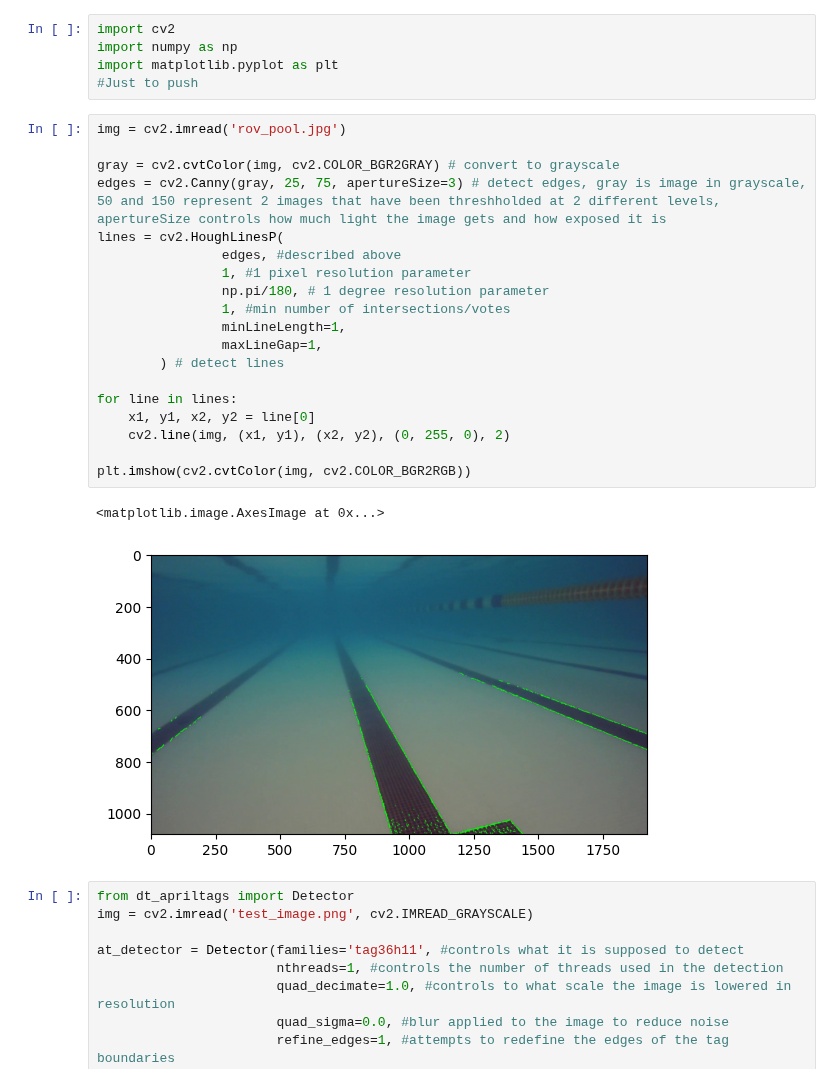
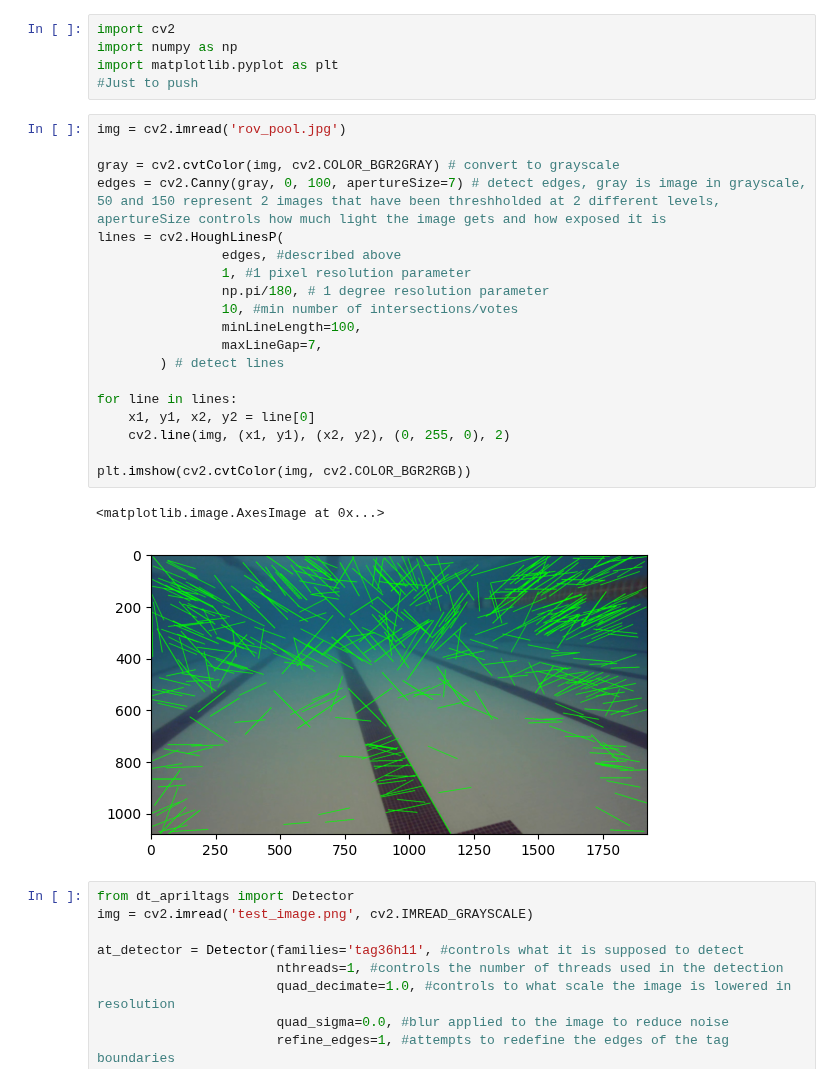
Before and after one commit to travtran05/cv-intro, a Jupyter notebook: test.ipynb, the cells around one changed output. Drawn from its saved outputs; the diff is of its cells as text.

Commit message:
2 lines done

```diff
--- a/test.ipynb
+++ b/test.ipynb
@@ -6,25 +6,25 @@ import matplotlib.pyplot as plt
 # %%
 img = cv2.imread('rov_pool.jpg')
 
 gray = cv2.cvtColor(img, cv2.COLOR_BGR2GRAY) # convert to grayscale
-edges = cv2.Canny(gray, 25, 75, apertureSize=3) # detect edges, gray is image in grayscale, 50 and 150 represent 2 images that have been threshholded at 2 different levels, apertureSize controls how much light the image gets and how exposed it is
+edges = cv2.Canny(gray, 0, 100, apertureSize=7) # detect edges, gray is image in grayscale, 50 and 150 represent 2 images that have been threshholded at 2 different levels, apertureSize controls how much light the image gets and how exposed it is
 lines = cv2.HoughLinesP(
                 edges, #described above
                 1, #1 pixel resolution parameter
                 np.pi/180, # 1 degree resolution parameter
-                1, #min number of intersections/votes
-                minLineLength=1,
-                maxLineGap=1,
+                10, #min number of intersections/votes
+                minLineLength=100,
+                maxLineGap=7,
         ) # detect lines
 
 for line in lines:
     x1, y1, x2, y2 = line[0]
     cv2.line(img, (x1, y1), (x2, y2), (0, 255, 0), 2)
 
 plt.imshow(cv2.cvtColor(img, cv2.COLOR_BGR2RGB))
 # %% [output]
 <matplotlib.image.AxesImage at 0x...>
-[figure, old version]
+[figure, new version]
 # %%
 from dt_apriltags import Detector
 img = cv2.imread('test_image.png', cv2.IMREAD_GRAYSCALE)
```
